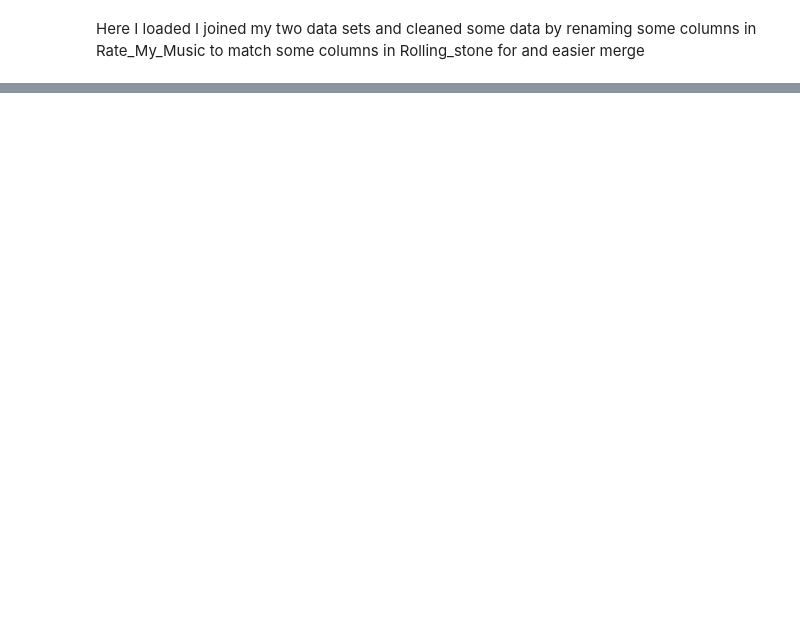
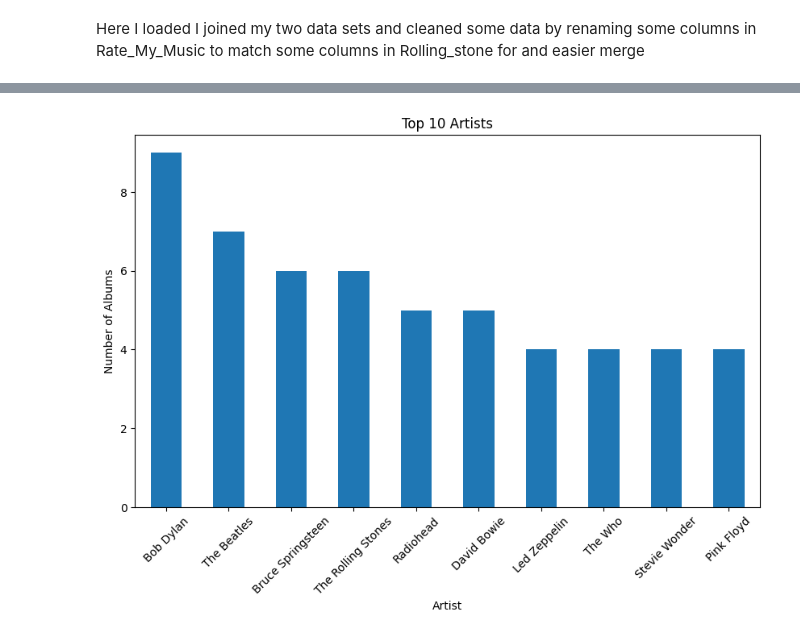
Before and after one commit to Dangarber/albums-list, a Jupyter notebook: AlbumList.ipynb, the cells around one changed output, grey strips where cells are left out. Drawn from its saved outputs; the diff is of its cells as text; code cells hidden in the pictures; blank space fills up the shorter version.

```diff
--- a/AlbumList.ipynb
+++ b/AlbumList.ipynb
@@ -77,0 +59,13 @@ joined_data.head(100)
+# %%
+
+top_10_artists = joined_data['Artist'].value_counts().nlargest(10)
+
+plt.figure(figsize=(10, 6))
+top_10_artists.plot(kind='bar')
+plt.title('Top 10 Artists')
+plt.xlabel('Artist')
+plt.ylabel('Number of Albums')
+plt.xticks(rotation=45)
+plt.show()
+# %% [output]
+[figure, added]
```
Also changed, not shown: parts of 5 cells of this notebook.
